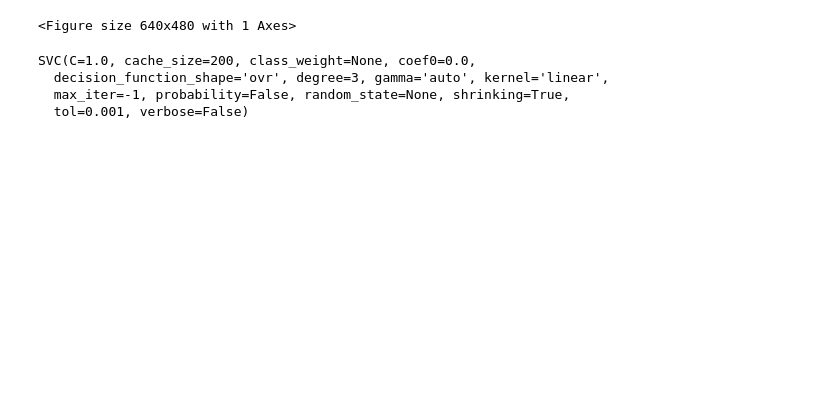
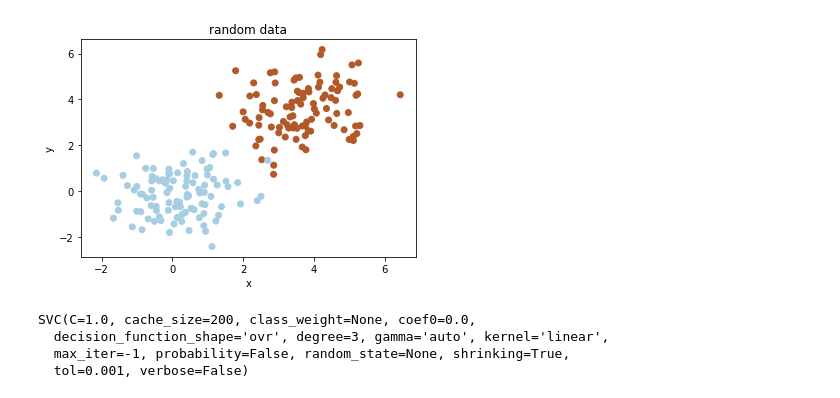
Before and after one commit to matrix-yang/machine_learn_record, a Jupyter notebook: SVM.ipynb, the cells around one changed output. Saved outputs shown, nothing was run; the diff lists cells and outputs as text; code cells hidden in the pictures; blank space fills up the shorter version.

```diff
--- a/SVM.ipynb
+++ b/SVM.ipynb
@@ -51,18 +49,14 @@ res
 # %%
 import matplotlib.pyplot as plt
-x = res['x']
-y = res['y']
-c = res['c']
 
 #绘制出数据集的散点图
-plt.scatter(x,y,color=c, marker="o")
-
+plt.scatter(res['x'], res['y'], c=res['z'],cmap=plt.cm.Paired)
 plt.xlabel('x')
 plt.ylabel('y')
 plt.title('random data')
 plt.show()
 # %% [output]
-<Figure size 640x480 with 1 Axes>
+[figure, added]
 # %%
 #重置数据集索引，应为合并后数据索引重复
 res.reset_index(inplace=True, drop=True)
```
Also changed, not shown: parts of 11 cells of this notebook.
